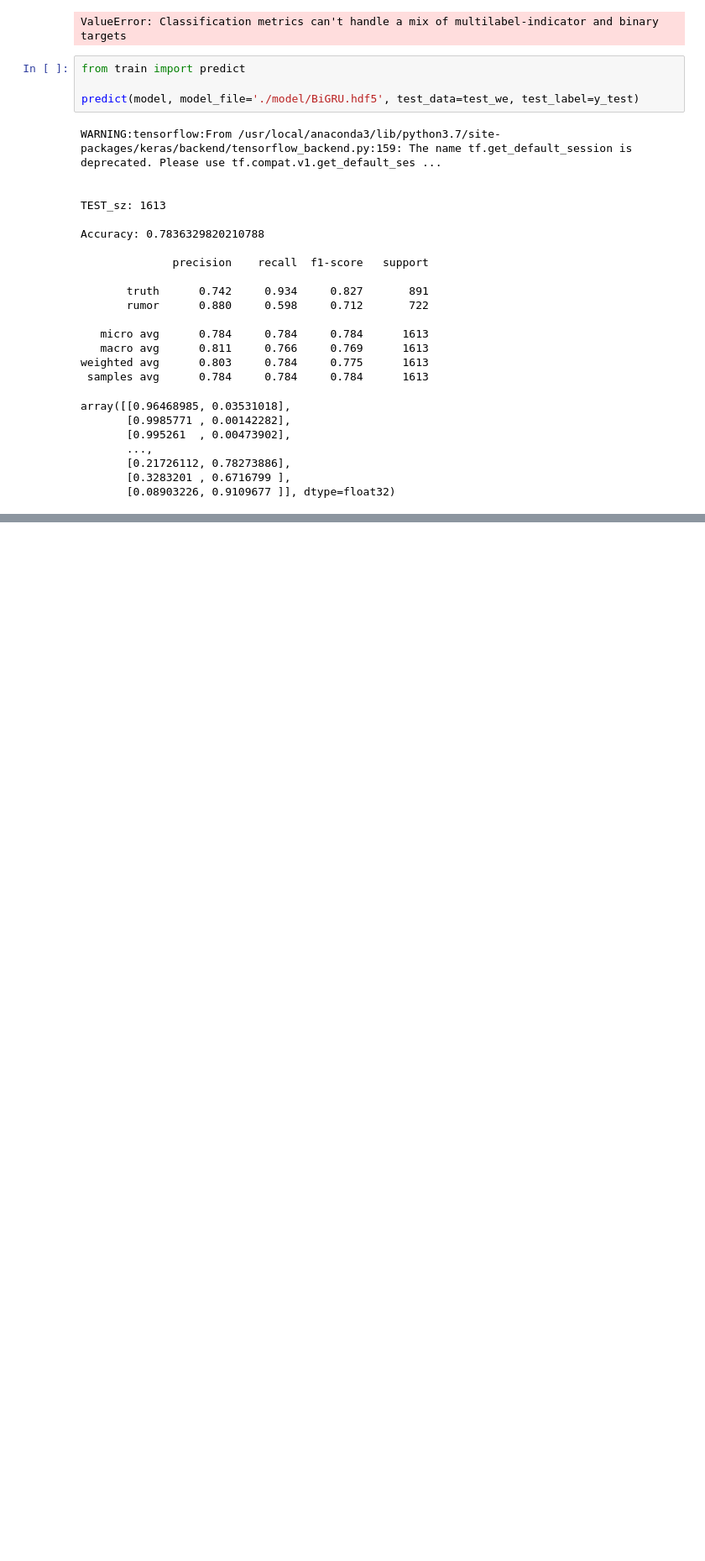
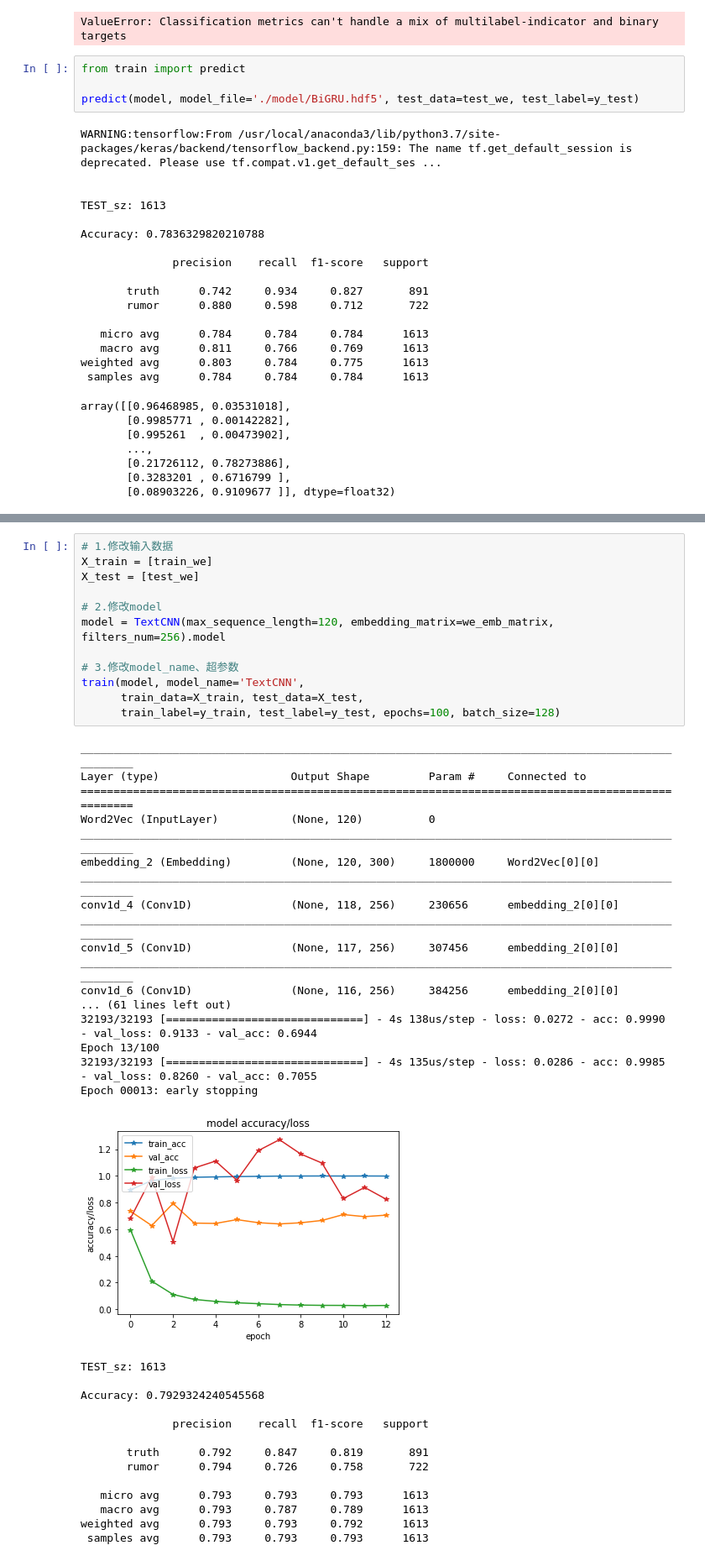
Before and after one commit to RMSnow/MM-Course, a Jupyter notebook: zhangxueyao/models/text-models.ipynb, the cells around one changed output, grey strips where cells are left out. Shown at 84% size. Saved outputs shown, nothing was run; the diff lists cells and outputs as text; blank space fills up the shorter version.

Commit message:
Text Modal: EANN TextCNN and BiGRU

```diff
--- a/zhangxueyao/models/text-models.ipynb
+++ b/zhangxueyao/models/text-models.ipynb
@@ -107,0 +252,44 @@ array([[0.96468985, 0.03531018],
+# %%
+# 1.修改输入数据
+X_train = [train_we]
+X_test = [test_we]
+
+# 2.修改model
+model = TextCNN(max_sequence_length=120, embedding_matrix=we_emb_matrix, filters_num=256).model
+
+# 3.修改model_name、超参数
+train(model, model_name='TextCNN',
+      train_data=X_train, test_data=X_test,
+      train_label=y_train, test_label=y_test, epochs=100, batch_size=128)
+# %% [output]
+__________________________________________________________________________________________________
+Layer (type)                    Output Shape         Param #     Connected to
+==================================================================================================
+Word2Vec (InputLayer)           (None, 120)          0
+__________________________________________________________________________________________________
+embedding_2 (Embedding)         (None, 120, 300)     1800000     Word2Vec[0][0]
+__________________________________________________________________________________________________
+conv1d_4 (Conv1D)               (None, 118, 256)     230656      embedding_2[0][0]
+__________________________________________________________________________________________________
+conv1d_5 (Conv1D)               (None, 117, 256)     307456      embedding_2[0][0]
+__________________________________________________________________________________________________
+conv1d_6 (Conv1D)               (None, 116, 256)     384256      embedding_2[0][0]
+... (61 lines left out)
+32193/32193 [==============================] - 4s 138us/step - loss: 0.0272 - acc: 0.9990 - val_loss: 0.9133 - val_acc: 0.6944
+Epoch 13/100
+32193/32193 [==============================] - 4s 135us/step - loss: 0.0286 - acc: 0.9985 - val_loss: 0.8260 - val_acc: 0.7055
+Epoch 00013: early stopping
+[figure, added]
+TEST_sz: 1613
+
+Accuracy: 0.7929324240545568
+
+              precision    recall  f1-score   support
+
+       truth      0.792     0.847     0.819       891
+       rumor      0.794     0.726     0.758       722
+
+   micro avg      0.793     0.793     0.793      1613
+   macro avg      0.793     0.787     0.789      1613
+weighted avg      0.793     0.793     0.792      1613
+ samples avg      0.793     0.793     0.793      1613
```
Also changed, not shown: parts of 11 cells of this notebook, 4 other files.
